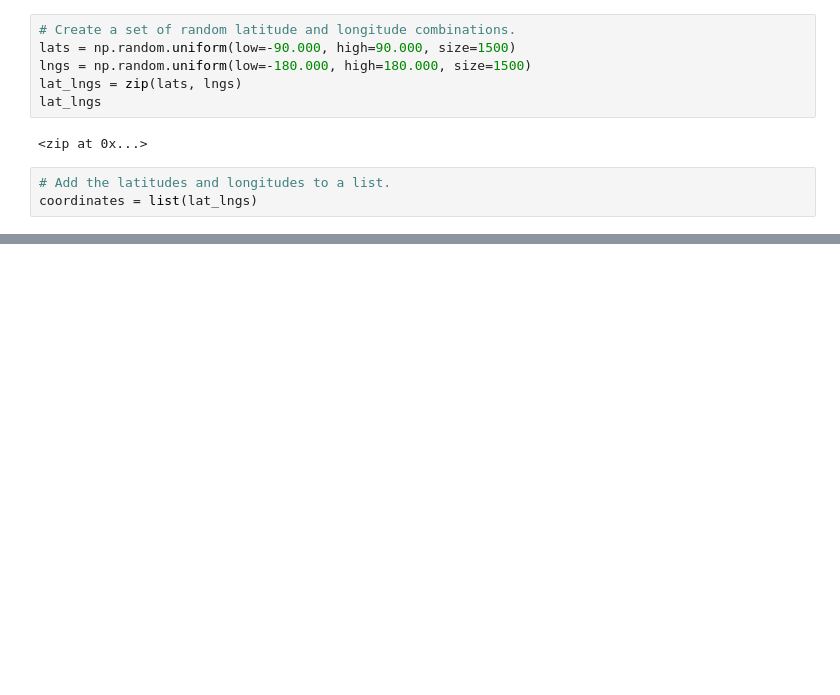
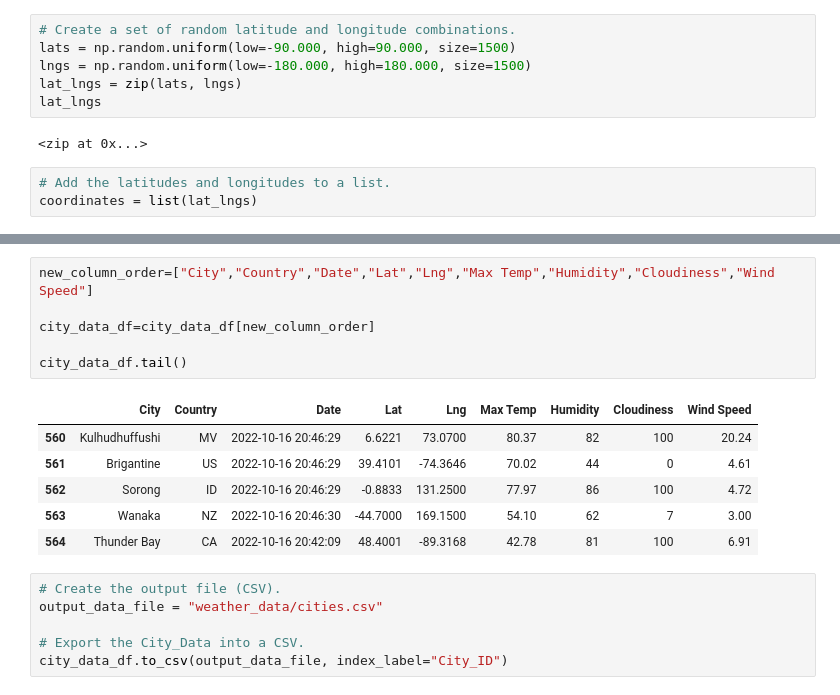
Before and after one commit to Kenner82/World_Weather_Analysis, a Jupyter notebook: WeatherPy.ipynb, the cells around one changed output, grey strips where cells are left out. Saved outputs shown, nothing was run; the diff lists cells and outputs as text; blank space fills up the shorter version.

```diff
--- a/WeatherPy.ipynb
+++ b/WeatherPy.ipynb
@@ -54,0 +166,19 @@ len(cities)
+# %%
+new_column_order=["City","Country","Date","Lat","Lng","Max Temp","Humidity","Cloudiness","Wind Speed"]
+
+city_data_df=city_data_df[new_column_order]
+
+city_data_df.tail()
+# %% [output]
+|  | City | Country | Date | Lat | Lng | Max Temp | Humidity | Cloudiness | Wind Speed |
+| 560 | Kulhudhuffushi | MV | 2022-10-16 20:46:29 | 6.6221 | 73.0700 | 80.37 | 82 | 100 | 20.24 |
+| 561 | Brigantine | US | 2022-10-16 20:46:29 | 39.4101 | -74.3646 | 70.02 | 44 | 0 | 4.61 |
+| 562 | Sorong | ID | 2022-10-16 20:46:29 | -0.8833 | 131.2500 | 77.97 | 86 | 100 | 4.72 |
+| 563 | Wanaka | NZ | 2022-10-16 20:46:30 | -44.7000 | 169.1500 | 54.10 | 62 | 7 | 3.00 |
+| 564 | Thunder Bay | CA | 2022-10-16 20:42:09 | 48.4001 | -89.3168 | 42.78 | 81 | 100 | 6.91 |
+# %%
+# Create the output file (CSV).
+output_data_file = "weather_data/cities.csv"
+
+# Export the City_Data into a CSV.
+city_data_df.to_csv(output_data_file, index_label="City_ID")
```
Also changed, not shown: parts of 6 cells of this notebook, 1 other file.
